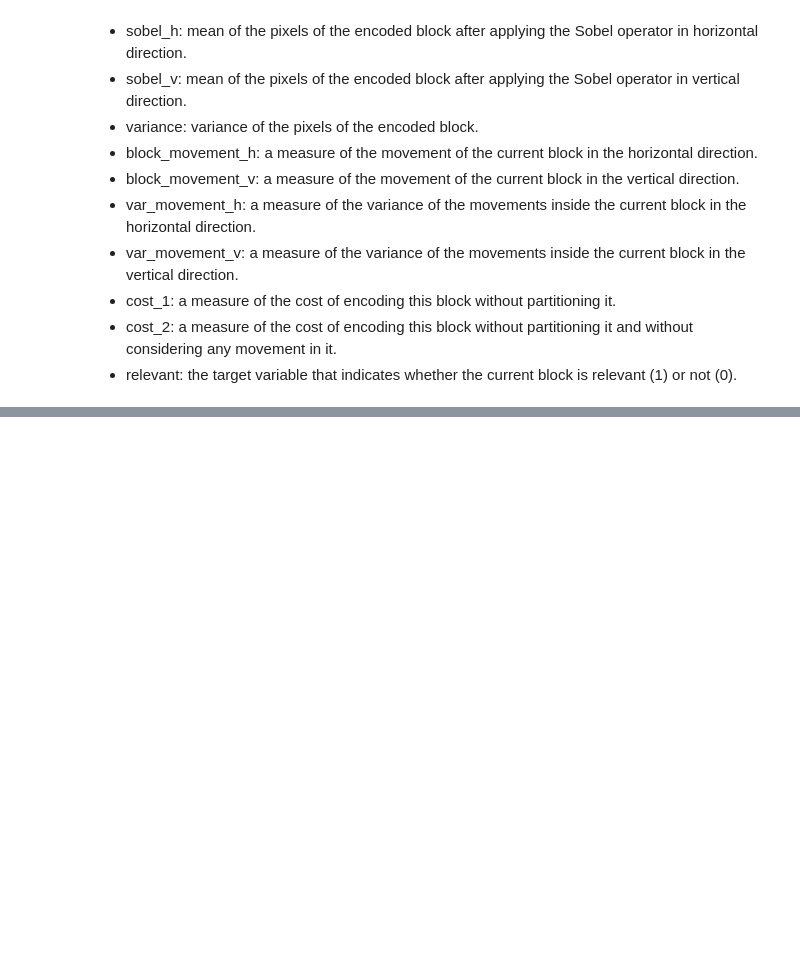
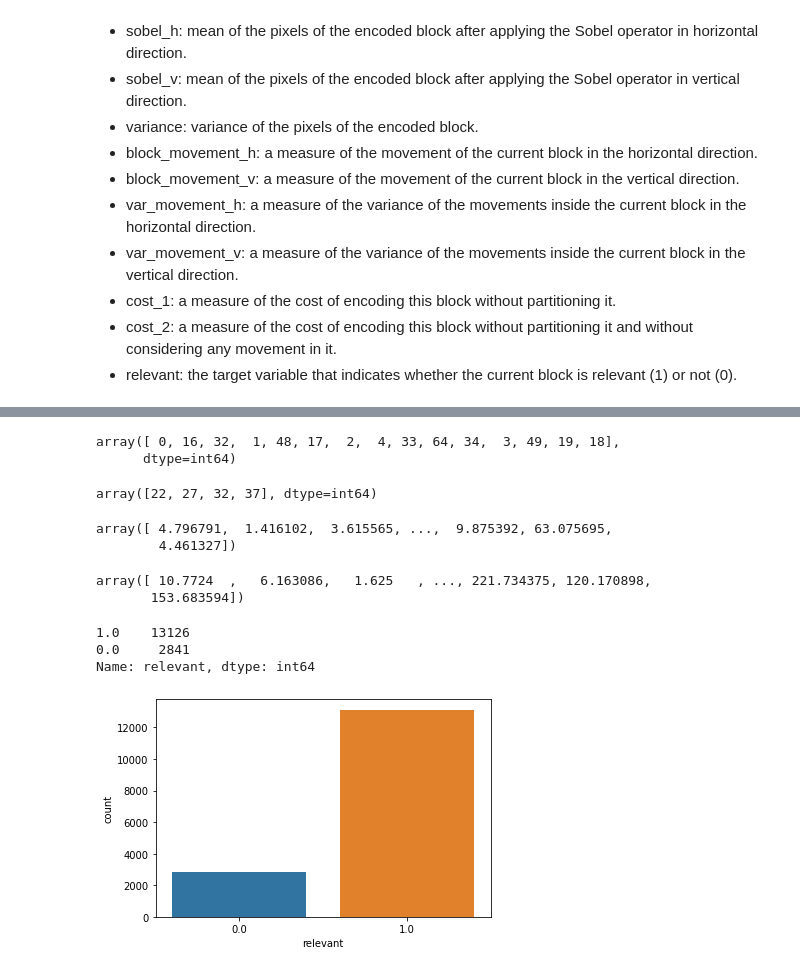
Before and after one commit to ostapkharysh/ColonoscopyDetection, a Jupyter notebook: DataDescription.ipynb, the cells around one changed output, grey strips where cells are left out. Saved outputs shown, nothing was run; the diff lists cells and outputs as text; code cells hidden in the pictures; blank space fills up the shorter version.

Commit message:
"Data exploration"

```diff
--- a/DataDescription.ipynb
+++ b/DataDescription.ipynb
@@ -41,0 +46,4 @@ considering any movement in it.
+# %%
+df = pd.read_csv('data.csv')
+df  = df.dropna()
+df.shape
@@ -41,0 +85,30 @@ considering any movement in it.
+# %%
+df['intra_parts'].unique()
+# %% [output]
+array([ 0, 16, 32,  1, 48, 17,  2,  4, 33, 64, 34,  3, 49, 19, 18],
+      dtype=int64)
+# %%
+df['quality'].unique()
+# %% [output]
+array([22, 27, 32, 37], dtype=int64)
+# %%
+df['var_sub_blocks'].unique()
+# %% [output]
+array([ 4.796791,  1.416102,  3.615565, ...,  9.875392, 63.075695,
+        4.461327])
+# %%
+df['var_movement_h'].unique()
+# %% [output]
+array([ 10.7724  ,   6.163086,   1.625   , ..., 221.734375, 120.170898,
+       153.683594])
+# %%
+df['relevant'].value_counts()
+# %% [output]
+1.0    13126
+0.0     2841
+Name: relevant, dtype: int64
+# %%
+sns.countplot(x='relevant', data=df)
+plt.show()
+# %% [output]
+[figure, added]
```
Also changed, not shown: parts of 15 cells of this notebook, 1 other file.
